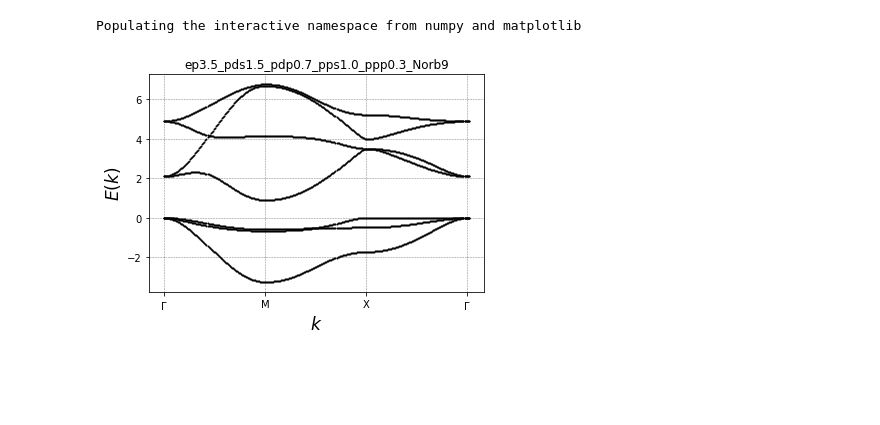
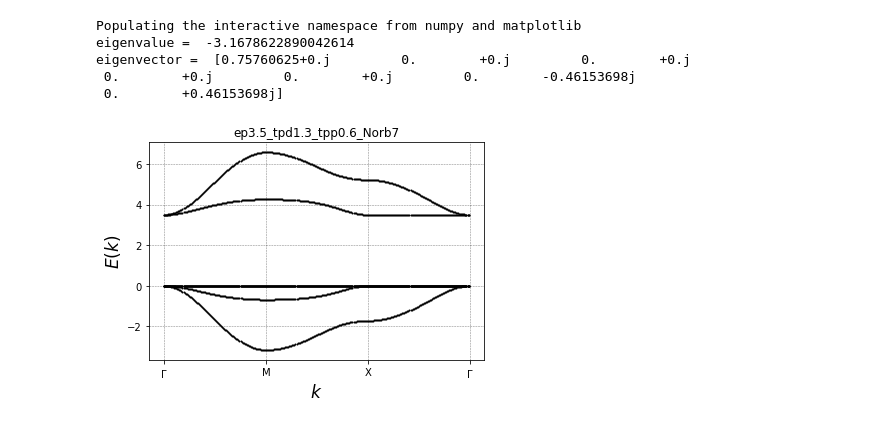
Before and after one commit to jiangmi/Two_hole_spectra, a Jupyter notebook: onehole/Ek_diag_loop_over_k.ipynb, the cells around one changed output. Cells and saved outputs as stored; diff of their text form; code cells hidden in the pictures; blank space fills up the shorter version.

```diff
--- a/onehole/Ek_diag_loop_over_k.ipynb
+++ b/onehole/Ek_diag_loop_over_k.ipynb
@@ -24,7 +24,7 @@ pds = 1.5
 pdp = 0.7
 pps = 1.0
 ppp = 0.3
-Norb = 9
+Norb = 7
 
 if Norb==3:
     fname = 'ep'+str(ep)+'_tpd'+str(tpd)+'_tpp'+str(tpp)+'_Norb'+str(Norb)
@@ -48,6 +48,14 @@ def generateM(sa,sb,ca,cb):
              [0,                  ed,               -2*tpd/sqrt(3)*sa*1j,  -2*tpd/sqrt(3)*sb*1j],\
              [2*tpd*sa*1j,  2*tpd/sqrt(3)*sa*1j,      ep,                   4*tpp*sa*sb], \
              [-2*tpd*sb*1j, 2*tpd/sqrt(3)*sb*1j,     4*tpp*sa*sb,            ep]]
+        # 7-orbtial matrix including no-hopping dxy, dxz and dyz
+        M = [[ed,                  0,            0,   0,   0,   -2*tpd*sa*1j,           2*tpd*sb*1j],\
+             [0,                  ed,            0,   0,   0,   -2*tpd/sqrt(3)*sa*1j,  -2*tpd/sqrt(3)*sb*1j],\
+             [0,                   0,           ed,   0,   0,     0,                       0],\
+             [0,                   0,            0,  ed,   0,     0,                       0],\
+             [0,                   0,            0,   0,  ed,     0,                       0],\
+             [2*tpd*sa*1j,  2*tpd/sqrt(3)*sa*1j, 0,   0,   0,     ep,                   4*tpp*sa*sb], \
+             [-2*tpd*sb*1j, 2*tpd/sqrt(3)*sb*1j, 0,   0,   0,    4*tpp*sa*sb,            ep]]
     elif Norb==9:
         # orbital order: px1, px2, py1, py2, dx2-y2, d3z2-r2, dxy (effectively 7-orbitals)
         # Note that there are no dxz and dyz because they do not couple to others
@@ -132,31 +140,52 @@ for ky in np.arange(M_PI,0.,-M_PI/Npts):
     cnt += 1
 
 # from (pi,0) to (0,0)
 for kx in np.arange(M_PI,0.,-M_PI/Npts):
     ky = 0.0
     skx = sin(kx/2.0)
     sky = sin(ky/2.0)
     if Norb==9:
         ckx = cos(kx/2.0)
         cky = cos(ky/2.0)
     else:
         # no c and d so just choose random numbers
         ckx = 0
         cky = 0
     M = generateM(skx,sky,ckx,cky)
     Ek, V = eigh(M)
     for i in range(0,len(Ek)):
         plt.plot(cnt,Ek[i],'ko',markersize=1)
     cnt += 1
 
 xlabel('$k$',fontsize=17)
 ylabel('$E(k)$',fontsize=17)
 xticks((0,Npts,2.*Npts,3.*Npts), (r'$\Gamma$','M','X',r'$\Gamma$'))
 #text(0.45, 0.1, '(a)', fontsize=16)
 title(fname)
 grid('on',linestyle="--", linewidth=0.5, color='black', alpha=0.5)
 legend(loc='best', fontsize=9.5, framealpha=1.0, edgecolor='black')
 savefig("Ek_"+fname+".pdf")
+
+# compute the eigenvector so that G.S. components
+kx = M_PI
+ky = M_PI
+skx = sin(kx/2.0)
+sky = sin(ky/2.0)
+if Norb==9:
+    ckx = cos(kx/2.0)
+    cky = cos(ky/2.0)
+else:
+    # no c and d so just choose random numbers
+    ckx = 0
+    cky = 0
+M = generateM(skx,sky,ckx,cky)
+Ek, V = eigh(M)
+print 'eigenvalue = ',Ek[0]
+print 'eigenvector = ',V[:,0]
 # %% [output]
 Populating the interactive namespace from numpy and matplotlib
+eigenvalue =  -3.1678622890042614
+eigenvector =  [0.75760625+0.j         0.        +0.j         0.        +0.j
+ 0.        +0.j         0.        +0.j         0.        -0.46153698j
+ 0.        +0.46153698j]
-[figure, old version]
+[figure, new version]
```
Also changed, not shown: 11 other files.
